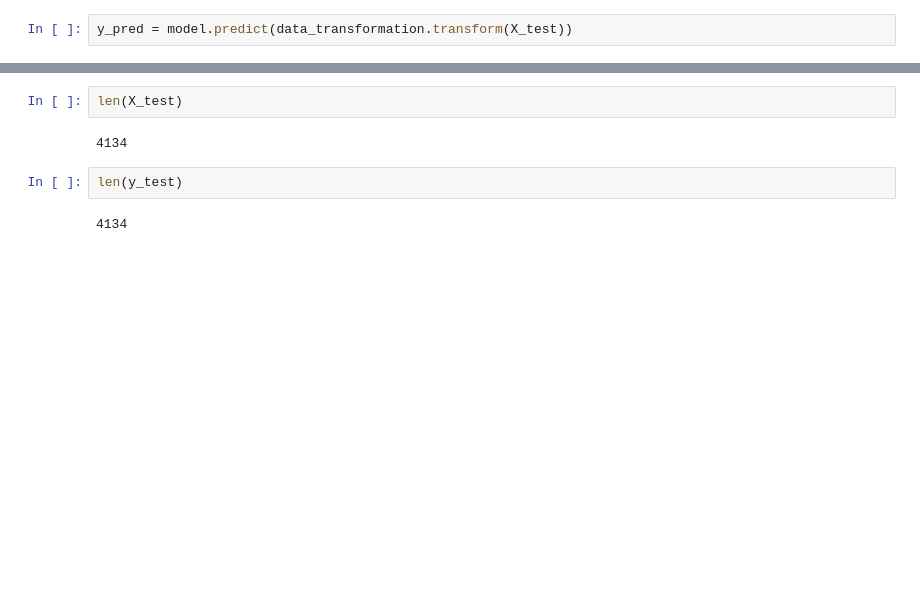
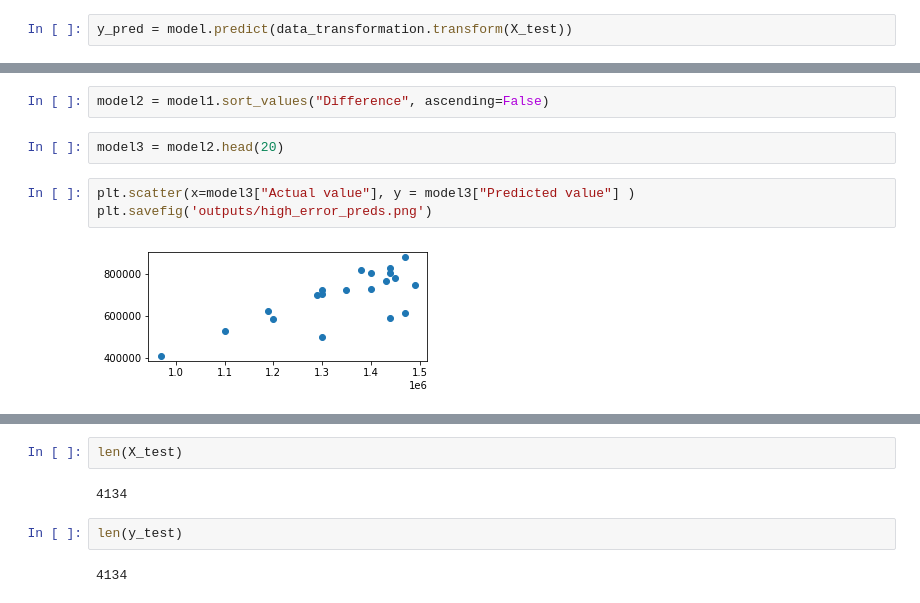
Before and after one commit to ValeriaVF/Phase_2-Project, a Jupyter notebook: olgerthasko_models.ipynb, the cells around one changed output, grey strips where cells are left out. Saved outputs shown, nothing was run; the diff lists cells and outputs as text; blank space fills up the shorter version.

```diff
--- a/olgerthasko_models.ipynb
+++ b/olgerthasko_models.ipynb
@@ -286,0 +301,9 @@ model1["Difference"].mean()
+# %%
+model2 = model1.sort_values("Difference", ascending=False)
+# %%
+model3 = model2.head(20)
+# %%
+plt.scatter(x=model3["Actual value"], y = model3["Predicted value"] )
+plt.savefig('outputs/high_error_preds.png')
+# %% [output]
+[figure, added]
```
Also changed, not shown: parts of 15 cells of this notebook, 7 other files.
